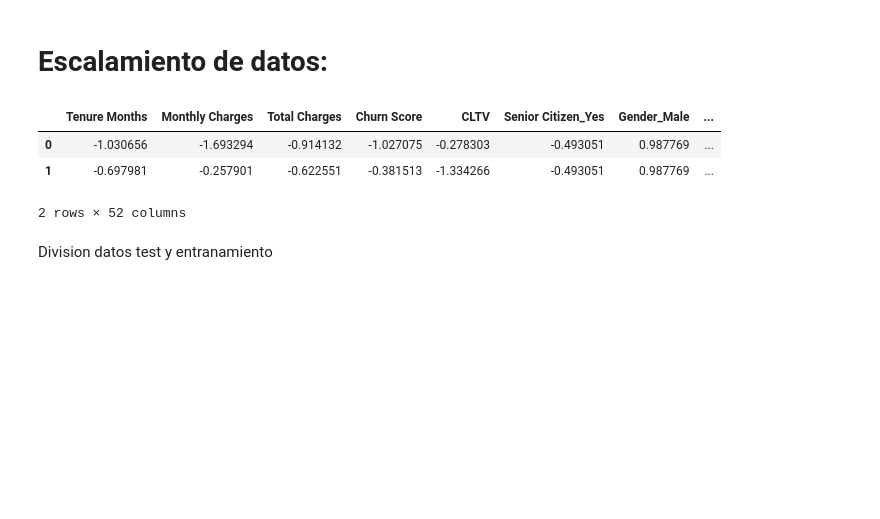
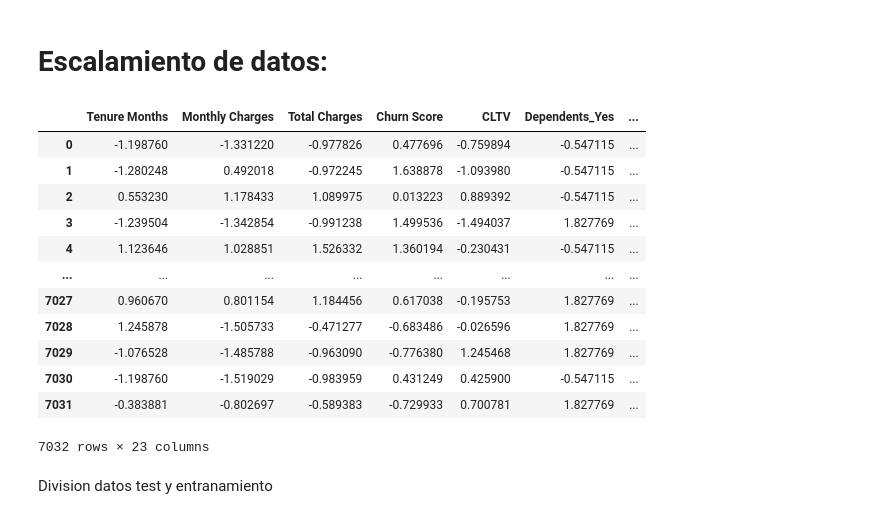
Before and after one commit to Brayam1998/dataScience_Churn, a Jupyter notebook: proyecto churn/Modelos/regresion_logistica_binomial.ipynb, the cells around one changed output. Drawn from its saved outputs; the diff is of its cells as text; code cells hidden in the pictures; blank space fills up the shorter version.

```diff
--- a/proyecto churn/Modelos/regresion_logistica_binomial.ipynb
+++ b/proyecto churn/Modelos/regresion_logistica_binomial.ipynb
@@ -34,3 +34,30 @@ import warnings
 warnings.filterwarnings("ignore")
 # %% [markdown]
 # Seleccion de Variables
+# %%
+vars =['Churn Reason_Attitude of support person', 'Unnamed: 0',
+       'Churn Reason_Competitor had better devices',
+       'Churn Reason_Competitor made better offer',
+       'Churn Reason_Competitor offered higher download speeds',
+       'Churn Reason_Competitor offered more data', 'Churn Reason_Deceased',
+       'Churn Reason_Extra data charges',
+       'Churn Reason_Lack of affordable download/upload speed',
+       'Churn Reason_Lack of self-service on Website',
+       'Churn Reason_Limited range of services',
+       'Churn Reason_Long distance charges', 'Churn Reason_Moved',
+       'Churn Reason_Network reliability',
+       'Churn Reason_Poor expertise of online support',
+       'Churn Reason_Poor expertise of phone support',
+       'Churn Reason_Price too high', 'Churn Reason_Product dissatisfaction',
+       'Churn Reason_Service dissatisfaction', 'Churn Reason_cliente_activo',
+
+       "Churn Reason_Don't know" , "Unnamed: 0", "Gender_Male", "Senior Citizen_Yes", "Contract_Two year", "Payment Method_Credit card (automatic)",
+       "Partner_Yes" , "Phone Service_Yes","Multiple Lines_No phone service", "Online Security_No internet service","Internet Service_Fiber optic"
+
+       ]
+# %%
+data = pd.read_csv("dataML.csv")
+dataL = data.drop(columns = vars )
+dataset = dataL.copy(deep = True)
+
+dataset = dataset.sample(frac=1)
@@ -53,14 +76,24 @@ X_over , y_over = undersample.fit_resample(dataFeatures , dataTarget )
 # Escalamiento de datos:
 # %%
 scaler = StandardScaler()
-dataScaled = scaler.fit_transform(X_over)
+dataScaled = scaler.fit_transform(dataFeatures)
+
 dataScaled=  pd.DataFrame(dataScaled, columns= X_over.columns)
-dataScaled.head(2)
+dataScaled
 # %% [output]
-|  | Tenure Months | Monthly Charges | Total Charges | Churn Score | CLTV | Senior Citizen_Yes | Gender_Male | ... |
-| 0 | -1.030656 | -1.693294 | -0.914132 | -1.027075 | -0.278303 | -0.493051 | 0.987769 | ... |
-| 1 | -0.697981 | -0.257901 | -0.622551 | -0.381513 | -1.334266 | -0.493051 | 0.987769 | ... |
+|  | Tenure Months | Monthly Charges | Total Charges | Churn Score | CLTV | Dependents_Yes | ... |
+| 0 | -1.198760 | -1.331220 | -0.977826 | 0.477696 | -0.759894 | -0.547115 | ... |
+| 1 | -1.280248 | 0.492018 | -0.972245 | 1.638878 | -1.093980 | -0.547115 | ... |
+| 2 | 0.553230 | 1.178433 | 1.089975 | 0.013223 | 0.889392 | -0.547115 | ... |
+| 3 | -1.239504 | -1.342854 | -0.991238 | 1.499536 | -1.494037 | 1.827769 | ... |
+| 4 | 1.123646 | 1.028851 | 1.526332 | 1.360194 | -0.230431 | -0.547115 | ... |
+| ... | ... | ... | ... | ... | ... | ... | ... |
+| 7027 | 0.960670 | 0.801154 | 1.184456 | 0.617038 | -0.195753 | 1.827769 | ... |
+| 7028 | 1.245878 | -1.505733 | -0.471277 | -0.683486 | -0.026596 | 1.827769 | ... |
+| 7029 | -1.076528 | -1.485788 | -0.963090 | -0.776380 | 1.245468 | 1.827769 | ... |
+| 7030 | -1.198760 | -1.519029 | -0.983959 | 0.431249 | 0.425900 | -0.547115 | ... |
+| 7031 | -0.383881 | -0.802697 | -0.589383 | -0.729933 | 0.700781 | 1.827769 | ... |
-2 rows × 52 columns
+7032 rows × 23 columns
 # %%
 #dataScaled.to_csv("dataScalada")
 # %% [markdown]
```
Also changed, not shown: parts of 16 cells of this notebook, 3 other files.
